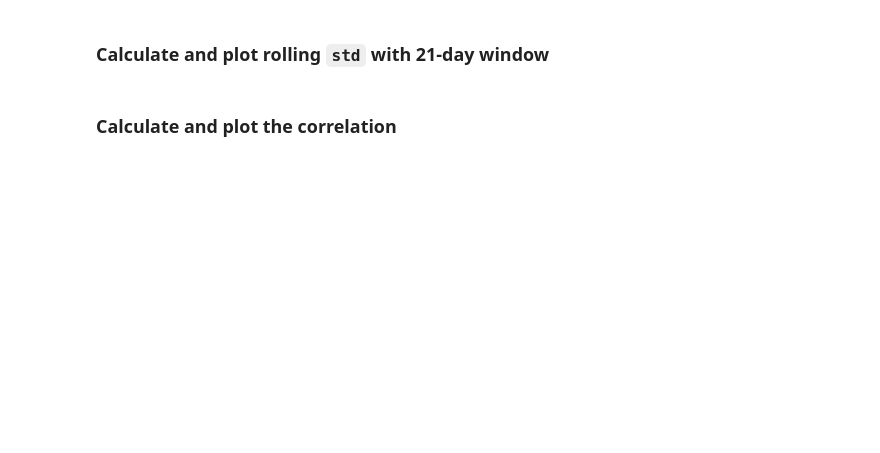
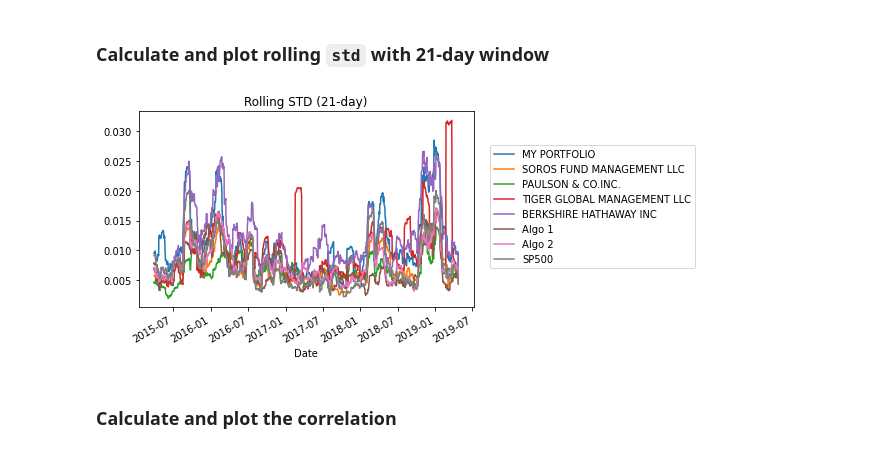
Before and after one commit to al-gladkow/Whale-Analysis, a Jupyter notebook: challenge-files/whale_analysis.ipynb, the cells around one changed output. Drawn from its saved outputs; the diff is of its cells as text; code cells hidden in the pictures; blank space fills up the shorter version.

Commit message:
Almost finished custom portfolio

```diff
--- a/challenge-files/whale_analysis.ipynb
+++ b/challenge-files/whale_analysis.ipynb
@@ -394,0 +439,5 @@ In this section, you will build your own portfolio of stocks, calculate the retu
+# %%
+# Reset Date index
+custom_df.set_index(pd.to_datetime(custom_df.index.date), inplace=True)
+custom_df.index.name = 'Date'
+custom_df.head()
@@ -396,7 +453,8 @@ In this section, you will build your own portfolio of stocks, calculate the retu
 # Reorganize portfolio data by having a column per symbol
 # %%
 # Calculate daily returns
-
+custom_df = custom_df.pct_change()
 # Drop NAs
-
+custom_df.dropna(inplace=True)
 # Display sample data
+custom_df.head()
@@ -407,5 +473,7 @@ In this section, you will build your own portfolio of stocks, calculate the retu
 weights = [1/3, 1/3, 1/3]
 
 # Calculate portfolio return
+my_returns = pd.DataFrame({'MY PORTFOLIO': custom_df.dot(weights)})
 
 # Display sample data
+my_returns.head()
@@ -413,3 +489,5 @@ weights = [1/3, 1/3, 1/3]
 ## Join your portfolio returns to the DataFrame that contains all of the portfolio returns
 # %%
 # Join your returns DataFrame to the original returns DataFrame
+final_df = pd.concat([my_returns,combined_df],axis=1,join='inner')
+final_df.head()
@@ -425,8 +533,12 @@ weights = [1/3, 1/3, 1/3]
 ### Calculate and plot rolling `std` with 21-day window
 # %%
 # Calculate rolling standard deviation
-
 # Plot rolling standard deviation
+final_df.rolling(window=21).std().dropna().plot()
+plt.legend(loc=[1.05,0.2])
+plt.title('Rolling STD (21-day)');
+# %% [output]
+[figure, added]
 # %% [markdown]
 ### Calculate and plot the correlation
 # %%
```
Also changed, not shown: parts of 20 cells of this notebook, 3 other files.
